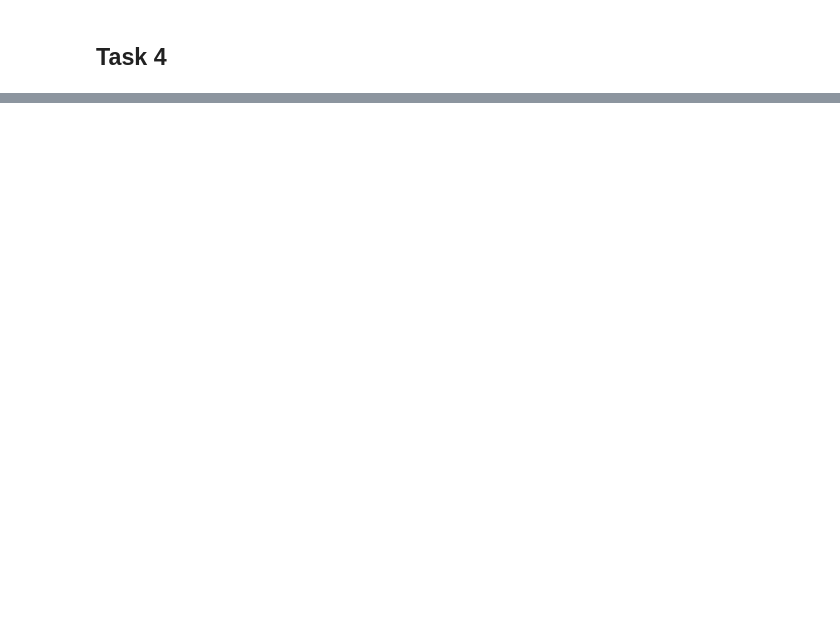
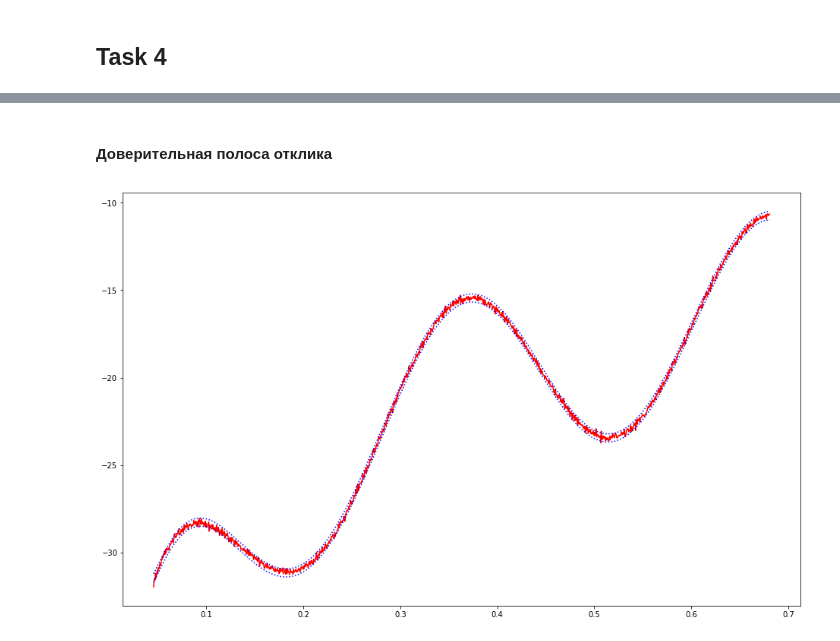
Before and after one commit to Bullldoger/prediction_theory, a Jupyter notebook: notebooks/Labs.ipynb, the cells around one changed output, grey strips where cells are left out. Drawn from its saved outputs; the diff is of its cells as text; code cells hidden in the pictures; blank space fills up the shorter version.

```diff
--- a/notebooks/Labs.ipynb
+++ b/notebooks/Labs.ipynb
@@ -367,0 +559,13 @@ _T = np.dot(np.dot(x.T, D), x)
+# %%
+_XL_L = []
+_XL_R = []
+
+for row_index in range(X.shape[0]):
+    row = X[row_index, :]
+    y_p = y_predicted[row_index]
+
+    p = np.dot(row.T, L)
+    p = np.dot(p, row)
+
+    _XL_R.append(y_p + np.sqrt((p + 1) * sigma) * t.ppf(1 - alpha / 2, df=n-m))
+    _XL_L.append(y_p - np.sqrt((p + 1) * sigma) * t.ppf(1 - alpha / 2, df=n-m))
@@ -367,0 +582,10 @@ _T = np.dot(np.dot(x.T, D), x)
+# %% [markdown]
+#### Доверительная полоса отклика
+# %%
+plt.figure(figsize=(16, 10))
+plt.plot(x, y, 'r')
+plt.plot(x, _XL_L, ':b')
+plt.plot(x, _XL_R, ':b')
+plt.show()
+# %% [output]
+[figure, added]
```
Also changed, not shown: parts of 96 cells of this notebook, 16 other files.
